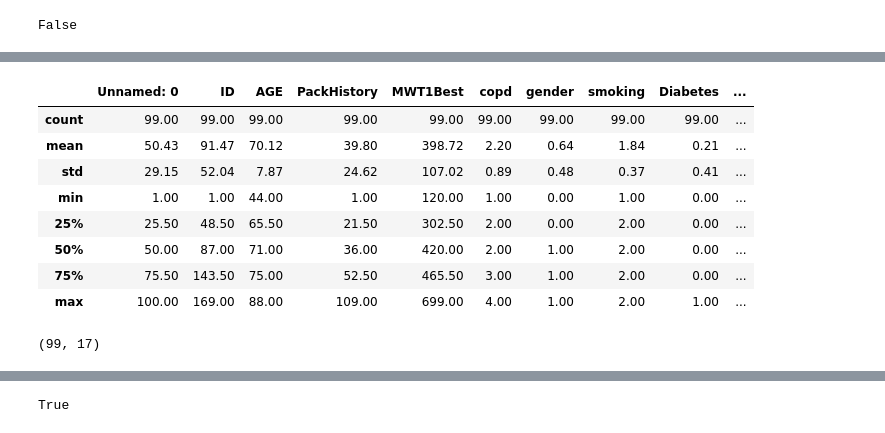
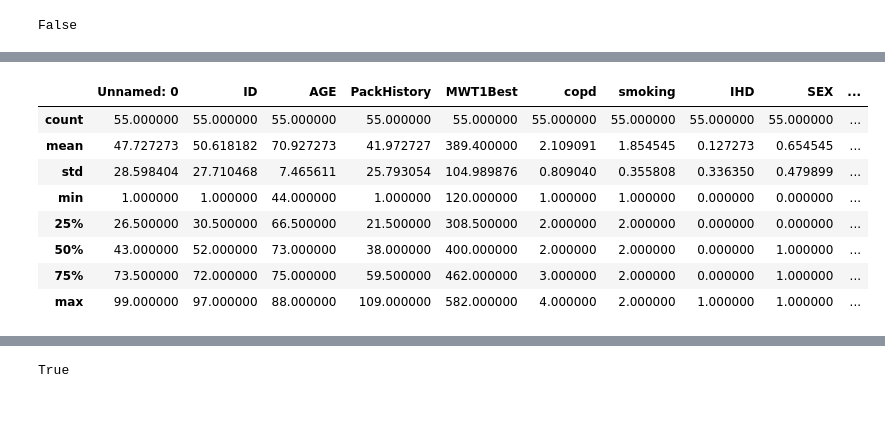
Before and after one commit to TrishS7777/Capstone_Project_2025_Patricia_Sullivan1, a Jupyter notebook: CapstoneProject2025PatriciaSullivan.ipynb, the cells around one changed output, grey strips where cells are left out. Cells and saved outputs as stored; diff of their text form; code cells hidden in the pictures.

```diff
--- a/CapstoneProject2025PatriciaSullivan.ipynb
+++ b/CapstoneProject2025PatriciaSullivan.ipynb
@@ -376,6 +313,6 @@ copd_dataset2 = copd_dataset2.rename(columns={'personId':'ID'})
 # %%
 # call my function to clean my data, drop unnecessary columns, and print out the result to make sure the
 # correct columns were cleaned and dropped.
-copd_dataset2_cleaned = clean_cd2(copd_dataset2)
+copd_dataset2_cleaned = clean_cd1(copd_dataset2)
 copd_dataset2_cleaned.head(10)
 # %% [output]
@@ -393,8 +329,0 @@ copd_dataset2_cleaned.head(10)
-# %%
-
-#Set the display options for Pandas for the new cleaned dataset - copd_dataset1_cleaned.  The first
-#line sets a global display option in Pandas to format floating point numnbers, and formats the numbers
-# to show two decimal places.
-#The second line gives a summary of descriptive statistics for the dataset housing_unit_cleaned.
-pd.set_option('display.float_format', '{:.2f}'.format)
-copd_dataset2_cleaned.describe()
@@ -447,0 +457,11 @@ merged_copd_dataset1.head(10)
+# %%
+
+def clean_cd2(merged_copd_dataset1):
+
+    # Drop rows with missing values.
+    merged_copd_dataset1 = merged_copd_dataset1.dropna()
+
+    # Return the cleaned merged_copd_dataset1
+    return merged_copd_dataset1
+
+print(merged_copd_dataset1)
@@ -447,0 +486,4 @@ merged_copd_dataset1.head(10)
+# %%
+# call my function to clean my data, drop unnecessary rows, and print out the result to make sure the correct rows were dropped.
+merged_copd_dataset1_cleaned = clean_cd2(merged_copd_dataset1)
+merged_copd_dataset1_cleaned.head(10)
@@ -448,18 +528,14 @@ merged_copd_dataset1.head(10)
 # %%
-merged_copd_dataset1.describe()
+merged_copd_dataset1_cleaned.describe()
 # %% [output]
-|  | Unnamed: 0 | ID | AGE | PackHistory | MWT1Best | copd | gender | smoking | Diabetes | ... |
-| count | 99.00 | 99.00 | 99.00 | 99.00 | 99.00 | 99.00 | 99.00 | 99.00 | 99.00 | ... |
-| mean | 50.43 | 91.47 | 70.12 | 39.80 | 398.72 | 2.20 | 0.64 | 1.84 | 0.21 | ... |
-| std | 29.15 | 52.04 | 7.87 | 24.62 | 107.02 | 0.89 | 0.48 | 0.37 | 0.41 | ... |
-| min | 1.00 | 1.00 | 44.00 | 1.00 | 120.00 | 1.00 | 0.00 | 1.00 | 0.00 | ... |
-| 25% | 25.50 | 48.50 | 65.50 | 21.50 | 302.50 | 2.00 | 0.00 | 2.00 | 0.00 | ... |
-| 50% | 50.00 | 87.00 | 71.00 | 36.00 | 420.00 | 2.00 | 1.00 | 2.00 | 0.00 | ... |
-| 75% | 75.50 | 143.50 | 75.00 | 52.50 | 465.50 | 3.00 | 1.00 | 2.00 | 0.00 | ... |
-| max | 100.00 | 169.00 | 88.00 | 109.00 | 699.00 | 4.00 | 1.00 | 2.00 | 1.00 | ... |
+|  | Unnamed: 0 | ID | AGE | PackHistory | MWT1Best | copd | smoking | IHD | SEX | ... |
+| count | 55.000000 | 55.000000 | 55.000000 | 55.000000 | 55.000000 | 55.000000 | 55.000000 | 55.000000 | 55.000000 | ... |
+| mean | 47.727273 | 50.618182 | 70.927273 | 41.972727 | 389.400000 | 2.109091 | 1.854545 | 0.127273 | 0.654545 | ... |
+| std | 28.598404 | 27.710468 | 7.465611 | 25.793054 | 104.989876 | 0.809040 | 0.355808 | 0.336350 | 0.479899 | ... |
+| min | 1.000000 | 1.000000 | 44.000000 | 1.000000 | 120.000000 | 1.000000 | 1.000000 | 0.000000 | 0.000000 | ... |
+| 25% | 26.500000 | 30.500000 | 66.500000 | 21.500000 | 308.500000 | 2.000000 | 2.000000 | 0.000000 | 0.000000 | ... |
+| 50% | 43.000000 | 52.000000 | 73.000000 | 38.000000 | 400.000000 | 2.000000 | 2.000000 | 0.000000 | 1.000000 | ... |
+| 75% | 73.500000 | 72.000000 | 75.000000 | 59.500000 | 462.000000 | 3.000000 | 2.000000 | 0.000000 | 1.000000 | ... |
+| max | 99.000000 | 97.000000 | 88.000000 | 109.000000 | 582.000000 | 4.000000 | 2.000000 | 1.000000 | 1.000000 | ... |
-# %%
-merged_copd_dataset1.shape
-# %% [output]
-(99, 17)
 # %%
 # DATASET 3 STARTS HERE
```
Also changed, not shown: parts of 62 cells of this notebook.
